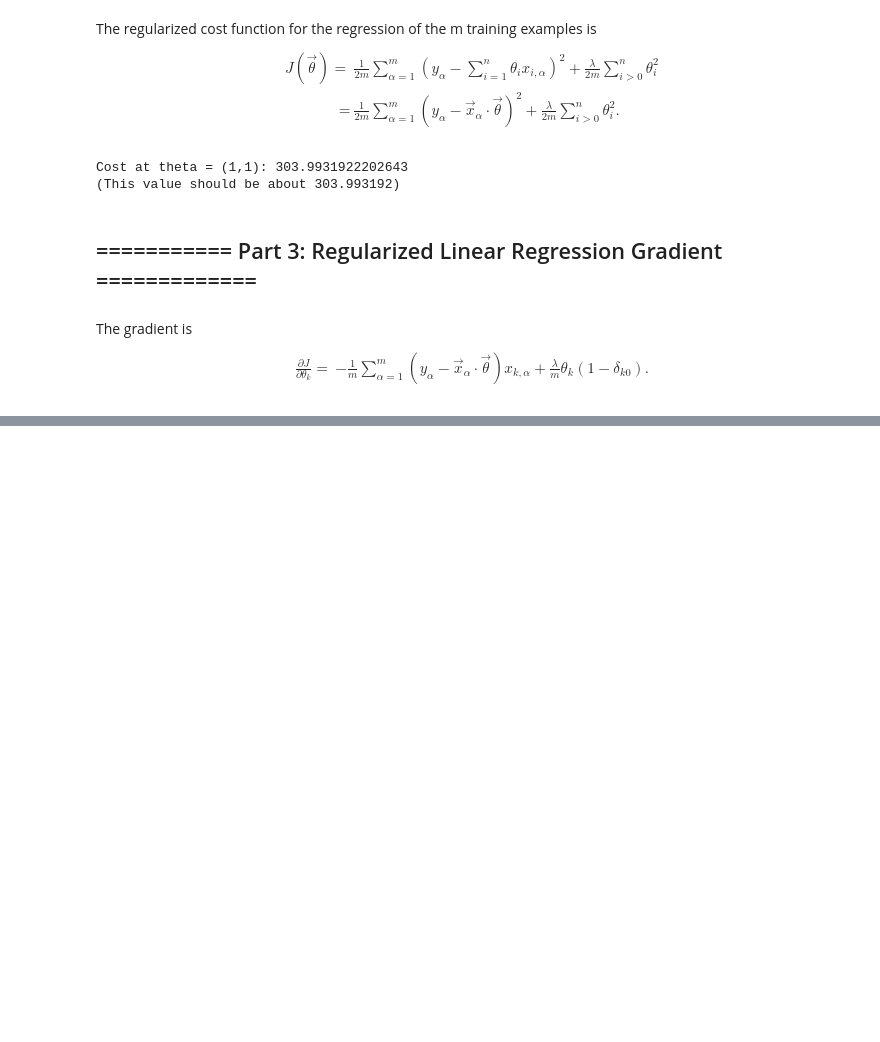
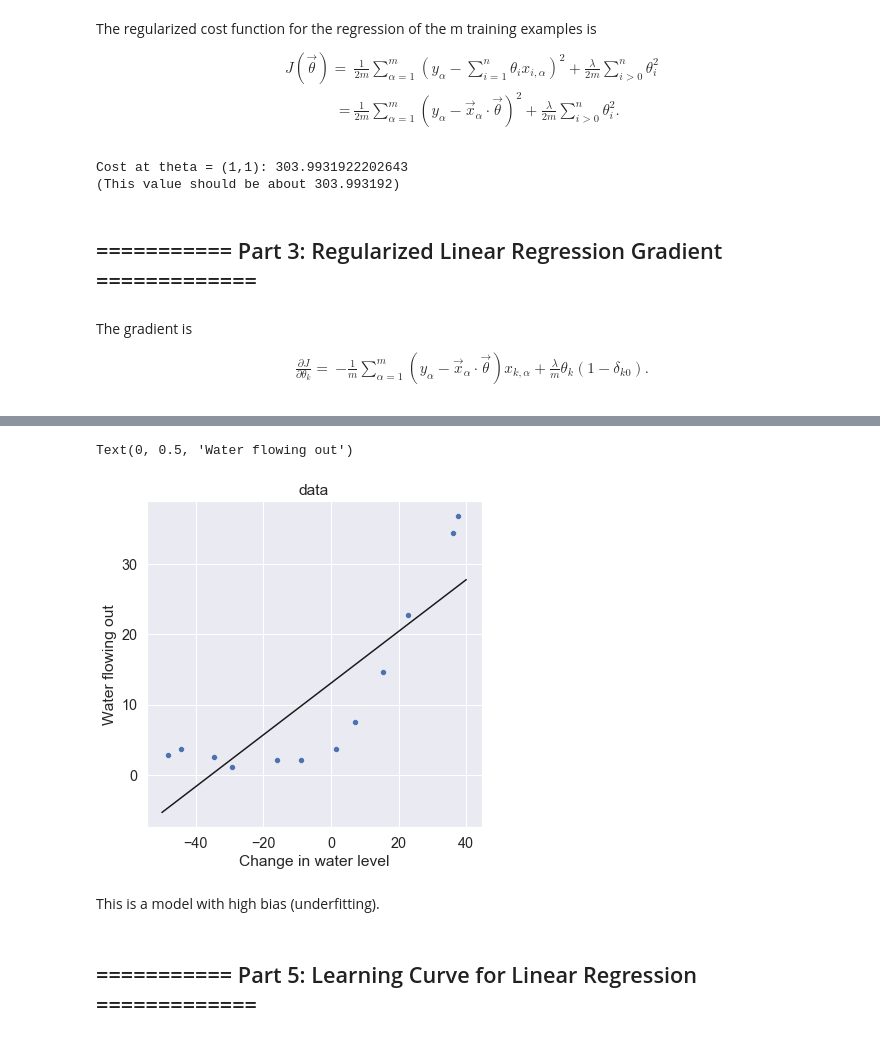
Before and after one commit to calvar/courseraML, a Jupyter notebook: Ex5/python/ex5.ipynb, the cells around one changed output, grey strips where cells are left out. Drawn from its saved outputs; the diff is of its cells as text; code cells hidden in the pictures; blank space fills up the shorter version.

```diff
--- a/Ex5/python/ex5.ipynb
+++ b/Ex5/python/ex5.ipynb
@@ -92,7 +94,8 @@ The gradient is
 \end{align}
 # %%
 #Gradient of J
-def grad_J(theta, X, y, l):
+def grad_J(params, X, y, l):
+    theta = params.reshape(X.shape[1],1)
     m = len(y)
     v1 = y-np.matmul(X,theta)
     grad = []
@@ -100,6 +103,6 @@ def grad_J(theta, X, y, l):
         tcol = X[:,k] #k column as 1d array (row vector)
         R = l * (theta[k] if k > 0 else 0)
         grad.append(np.matmul(tcol,v1) + R)
-    return -np.asarray(grad)/m
+    return -np.asarray(grad).flatten()/m
 # %%
 gr = grad_J(theta, X, y, l)
@@ -112,0 +119,5 @@ Gradient at theta = (1,1):
+# %%
+l = 0
+ini_theta = np.zeros((X.shape[1],1))
+fin_theta = fmin_cg(J, ini_theta, grad_J, args=(X,y,l))
+fin_theta
@@ -112,0 +131,23 @@ Gradient at theta = (1,1):
+# %%
+def fit_line(theta, N, xmin, xmax):
+    line = []
+    dx = (xmax-xmin) / N
+    for i in np.arange(xmin,xmax+dx,dx):
+        line.append([i, theta[0]+i*theta[1]])
+    return pd.DataFrame(line, columns=['x', 'y'])
+# %%
+fl = fit_line(fin_theta, 5, -50, 40)
+# %%
+fig1, ax = plt.subplots(figsize=(6, 6))
+train_df = data_df[data_df['type']=='train']
+sns.scatterplot(data=train_df, ax=ax, x='X', y='y').set(title='data')
+sns.lineplot(data=fl, ax=ax, x='x', y='y', color='k')
+ax.set_xlabel("Change in water level")
+ax.set_ylabel("Water flowing out")
+# %% [output]
+Text(0, 0.5, 'Water flowing out')
+[figure, added]
+# %% [markdown]
+This is a model with high bias (underfitting).
+# %% [markdown]
+## =========== Part 5: Learning Curve for Linear Regression =============
```
Also changed, not shown: parts of 6 cells of this notebook.
